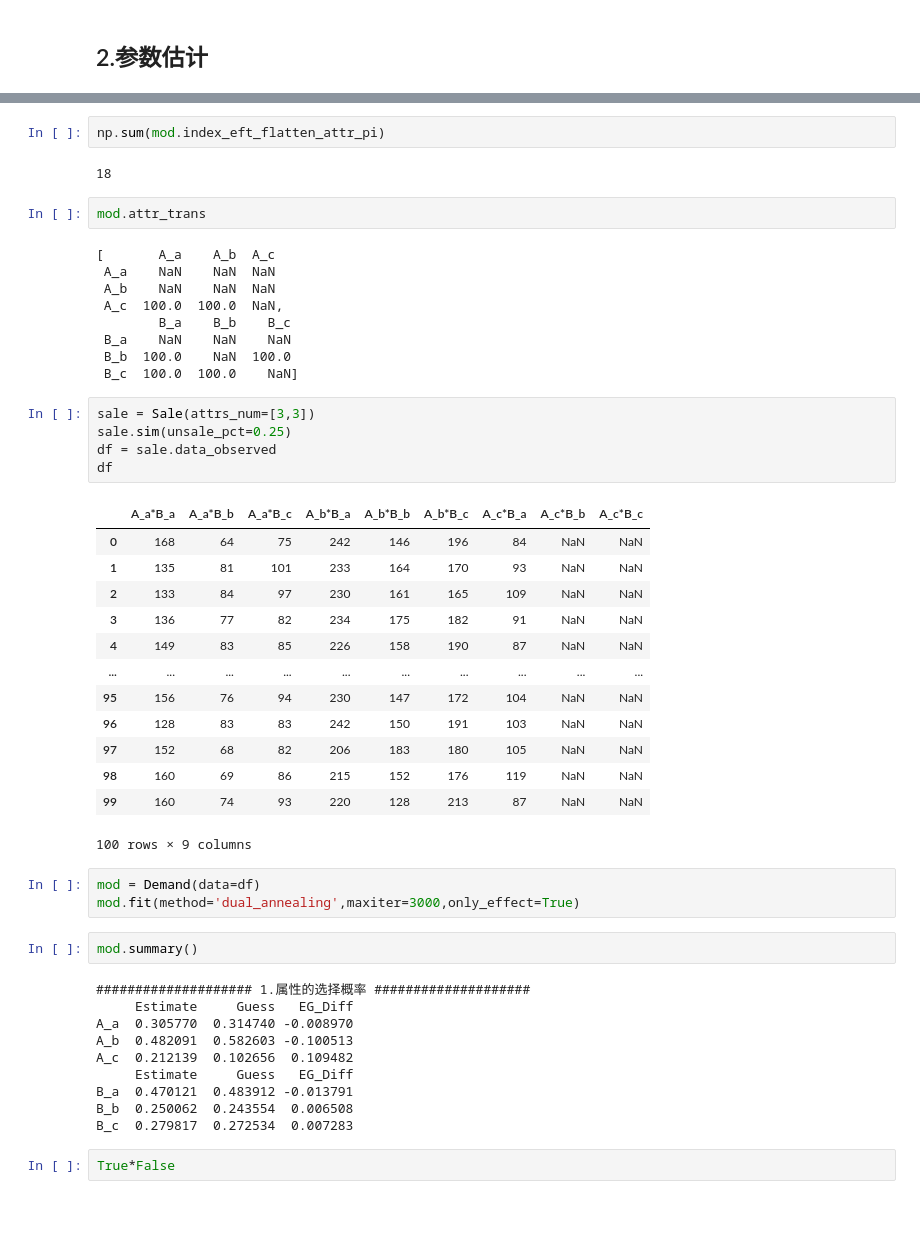
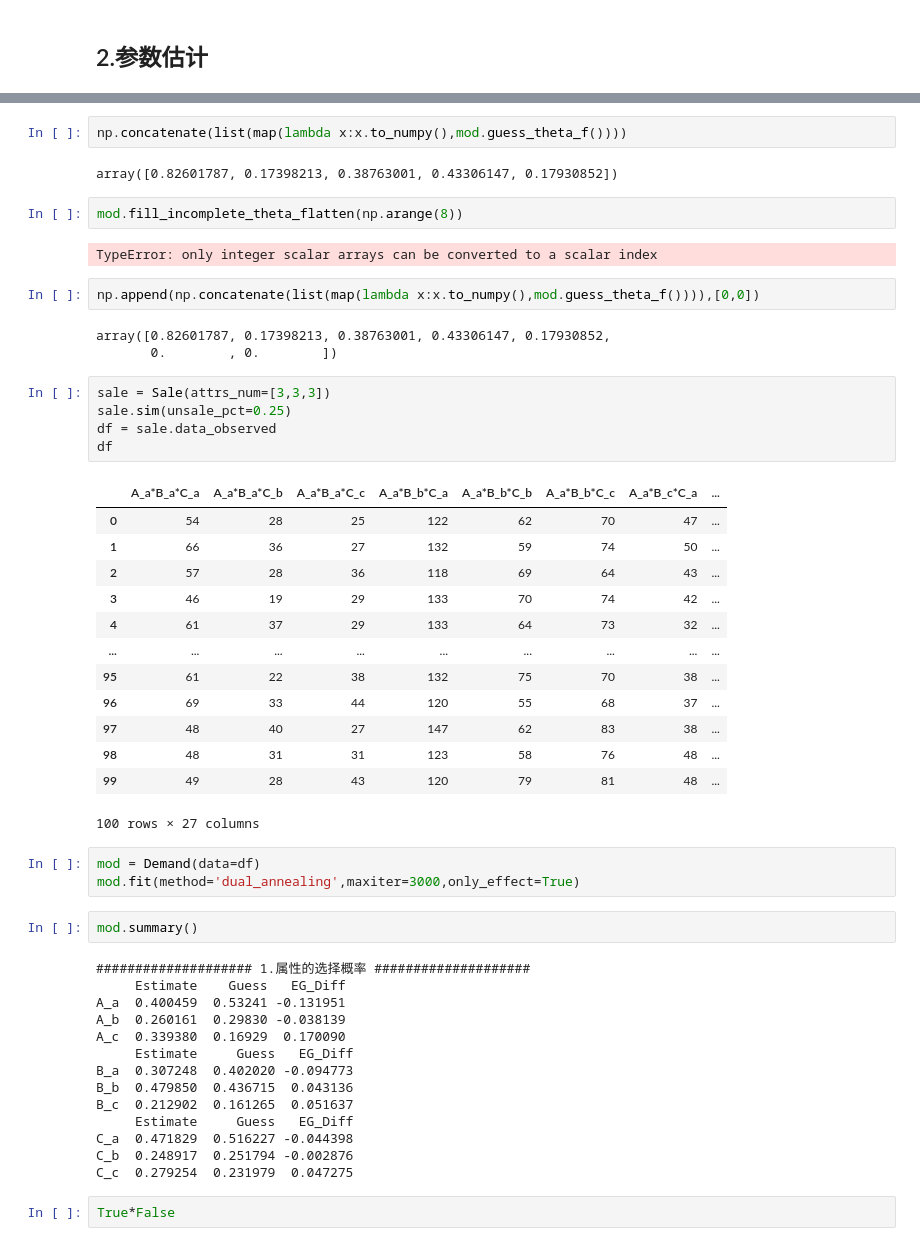
Before and after one commit to ShenhaoZhang/DemandMod, a Jupyter notebook: valid/功能验证.ipynb, the cells around one changed output, grey strips where cells are left out. Saved outputs shown, nothing was run; the diff lists cells and outputs as text; blank space fills up the shorter version.

```diff
--- a/valid/功能验证.ipynb
+++ b/valid/功能验证.ipynb
@@ -84,37 +68,35 @@ array([[False, False, False, False, False, False],
-# %%
-np.sum(mod.index_eft_flatten_attr_pi)
-# %% [output]
-18
-# %%
-mod.attr_trans
-# %% [output]
-[       A_a    A_b  A_c
- A_a    NaN    NaN  NaN
- A_b    NaN    NaN  NaN
- A_c  100.0  100.0  NaN,
-        B_a    B_b    B_c
- B_a    NaN    NaN    NaN
- B_b  100.0    NaN  100.0
- B_c  100.0  100.0    NaN]
+# %%
+np.concatenate(list(map(lambda x:x.to_numpy(),mod.guess_theta_f())))
+# %% [output]
+array([0.82601787, 0.17398213, 0.38763001, 0.43306147, 0.17930852])
+# %%
+mod.fill_incomplete_theta_flatten(np.arange(8))
+# %% [output]
+TypeError: only integer scalar arrays can be converted to a scalar index
+# %%
+np.append(np.concatenate(list(map(lambda x:x.to_numpy(),mod.guess_theta_f()))),[0,0])
+# %% [output]
+array([0.82601787, 0.17398213, 0.38763001, 0.43306147, 0.17930852,
+       0.        , 0.        ])
 # %%
-sale = Sale(attrs_num=[3,3])
+sale = Sale(attrs_num=[3,3,3])
 sale.sim(unsale_pct=0.25)
 df = sale.data_observed
 df
 # %% [output]
-|  | A_a*B_a | A_a*B_b | A_a*B_c | A_b*B_a | A_b*B_b | A_b*B_c | A_c*B_a | A_c*B_b | A_c*B_c |
-| 0 | 168 | 64 | 75 | 242 | 146 | 196 | 84 | NaN | NaN |
-| 1 | 135 | 81 | 101 | 233 | 164 | 170 | 93 | NaN | NaN |
-| 2 | 133 | 84 | 97 | 230 | 161 | 165 | 109 | NaN | NaN |
-| 3 | 136 | 77 | 82 | 234 | 175 | 182 | 91 | NaN | NaN |
-| 4 | 149 | 83 | 85 | 226 | 158 | 190 | 87 | NaN | NaN |
-| ... | ... | ... | ... | ... | ... | ... | ... | ... | ... |
-| 95 | 156 | 76 | 94 | 230 | 147 | 172 | 104 | NaN | NaN |
-| 96 | 128 | 83 | 83 | 242 | 150 | 191 | 103 | NaN | NaN |
-| 97 | 152 | 68 | 82 | 206 | 183 | 180 | 105 | NaN | NaN |
-| 98 | 160 | 69 | 86 | 215 | 152 | 176 | 119 | NaN | NaN |
-| 99 | 160 | 74 | 93 | 220 | 128 | 213 | 87 | NaN | NaN |
+|  | A_a*B_a*C_a | A_a*B_a*C_b | A_a*B_a*C_c | A_a*B_b*C_a | A_a*B_b*C_b | A_a*B_b*C_c | A_a*B_c*C_a | ... |
+| 0 | 54 | 28 | 25 | 122 | 62 | 70 | 47 | ... |
+| 1 | 66 | 36 | 27 | 132 | 59 | 74 | 50 | ... |
+| 2 | 57 | 28 | 36 | 118 | 69 | 64 | 43 | ... |
+| 3 | 46 | 19 | 29 | 133 | 70 | 74 | 42 | ... |
+| 4 | 61 | 37 | 29 | 133 | 64 | 73 | 32 | ... |
+| ... | ... | ... | ... | ... | ... | ... | ... | ... |
+| 95 | 61 | 22 | 38 | 132 | 75 | 70 | 38 | ... |
+| 96 | 69 | 33 | 44 | 120 | 55 | 68 | 37 | ... |
+| 97 | 48 | 40 | 27 | 147 | 62 | 83 | 38 | ... |
+| 98 | 48 | 31 | 31 | 123 | 58 | 76 | 48 | ... |
+| 99 | 49 | 28 | 43 | 120 | 79 | 81 | 48 | ... |
-100 rows × 9 columns
+100 rows × 27 columns
 # %%
 mod = Demand(data=df)
 mod.fit(method='dual_annealing',maxiter=3000,only_effect=True)
@@ -122,14 +104,18 @@ mod.fit(method='dual_annealing',maxiter=3000,only_effect=True)
 mod.summary()
 # %% [output]
 #################### 1.属性的选择概率 ####################
+     Estimate    Guess   EG_Diff
+A_a  0.400459  0.53241 -0.131951
+A_b  0.260161  0.29830 -0.038139
+A_c  0.339380  0.16929  0.170090
      Estimate     Guess   EG_Diff
-A_a  0.305770  0.314740 -0.008970
-A_b  0.482091  0.582603 -0.100513
-A_c  0.212139  0.102656  0.109482
+B_a  0.307248  0.402020 -0.094773
+B_b  0.479850  0.436715  0.043136
+B_c  0.212902  0.161265  0.051637
      Estimate     Guess   EG_Diff
-B_a  0.470121  0.483912 -0.013791
-B_b  0.250062  0.243554  0.006508
-B_c  0.279817  0.272534  0.007283
+C_a  0.471829  0.516227 -0.044398
+C_b  0.248917  0.251794 -0.002876
+C_c  0.279254  0.231979  0.047275
 # %%
 True*False
 # %% [output]
```
Also changed, not shown: parts of 11 cells of this notebook, 1 other file.
